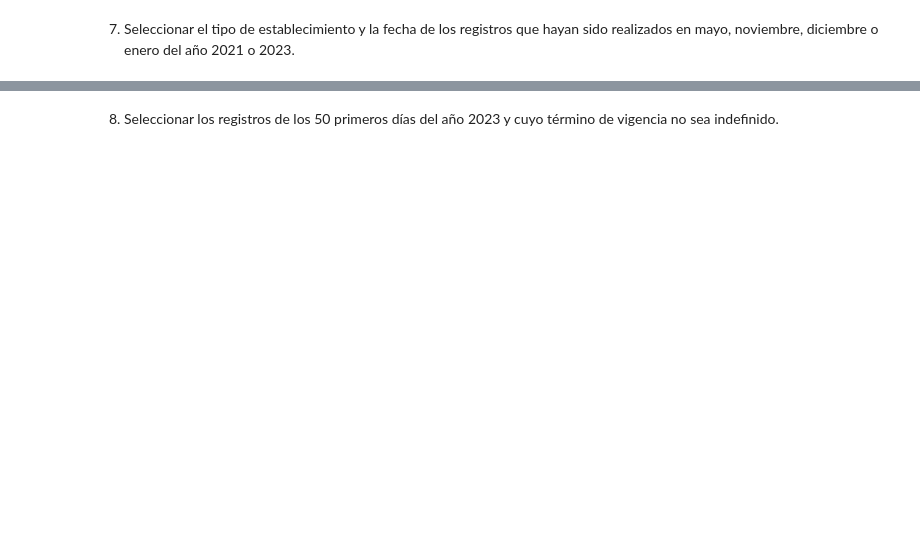
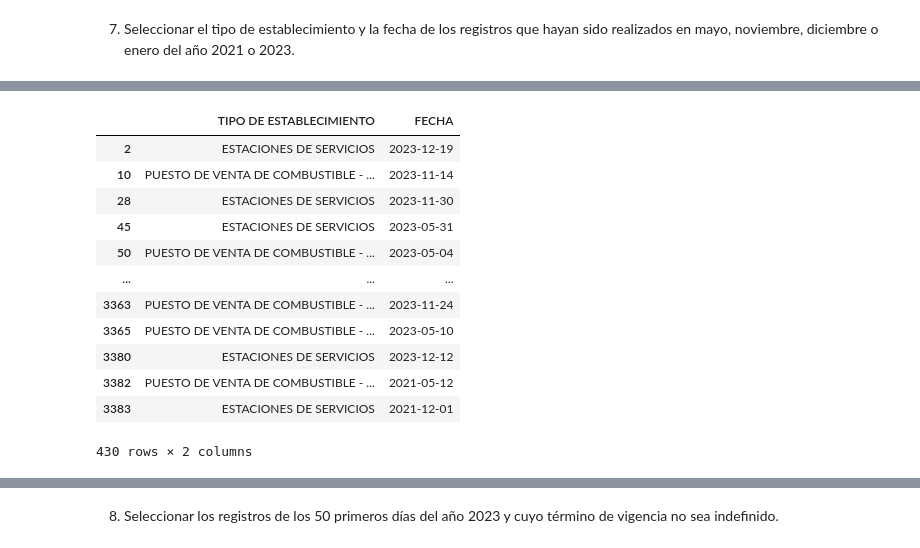
Before and after one commit to jeguns/EP7173, a Jupyter notebook: Unidad 02/02_Ejercicio.ipynb, the cells around one changed output, grey strips where cells are left out. Cells and saved outputs as stored; diff of their text form; code cells hidden in the pictures; blank space fills up the shorter version.

```diff
--- a/Unidad 02/02_Ejercicio.ipynb
+++ b/Unidad 02/02_Ejercicio.ipynb
@@ -109,4 +279,19 @@ datos.loc[(datos['FECHA'].dt.month.isin([5,11,12])) & datos['FECHA'].dt.year.isi
 # %%
-datos7 = datos.loc[(datos['FECHA'].dt.month_name().isin(['May','November','December'])) & datos['FECHA'].dt.year.isin([2021,2023])][['TIPO DE ESTABLECIMIENTO','FECHA']]
+datos7 = datos.loc[(datos['FECHA'].dt.month_name().isin(['May','November','December','January'])) & datos['FECHA'].dt.year.isin([2021,2023])][['TIPO DE ESTABLECIMIENTO','FECHA']]
+datos7
+# %% [output]
+|  | TIPO DE ESTABLECIMIENTO | FECHA |
+| 2 | ESTACIONES DE SERVICIOS | 2023-12-19 |
+| 10 | PUESTO DE VENTA DE COMBUSTIBLE - ... | 2023-11-14 |
+| 28 | ESTACIONES DE SERVICIOS | 2023-11-30 |
+| 45 | ESTACIONES DE SERVICIOS | 2023-05-31 |
+| 50 | PUESTO DE VENTA DE COMBUSTIBLE - ... | 2023-05-04 |
+| ... | ... | ... |
+| 3363 | PUESTO DE VENTA DE COMBUSTIBLE - ... | 2023-11-24 |
+| 3365 | PUESTO DE VENTA DE COMBUSTIBLE - ... | 2023-05-10 |
+| 3380 | ESTACIONES DE SERVICIOS | 2023-12-12 |
+| 3382 | PUESTO DE VENTA DE COMBUSTIBLE - ... | 2021-05-12 |
+| 3383 | ESTACIONES DE SERVICIOS | 2021-12-01 |
+430 rows × 2 columns
 # %%
 datos7.FECHA.value_counts()
```
Also changed, not shown: parts of 34 cells of this notebook.
